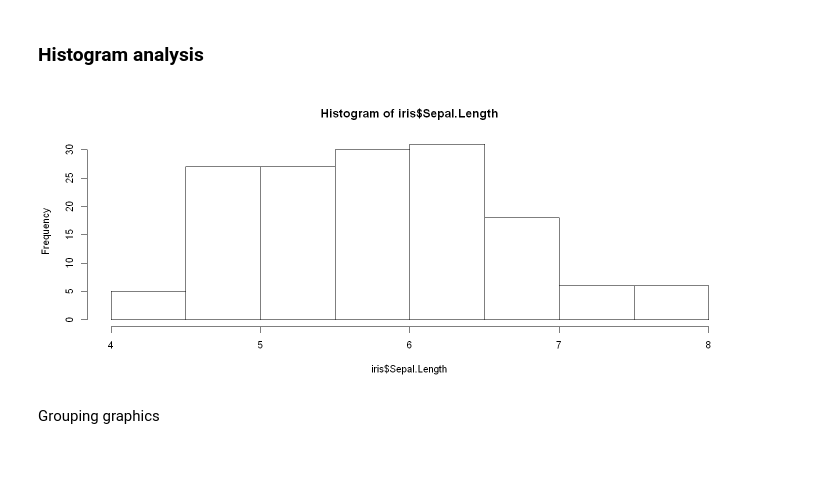
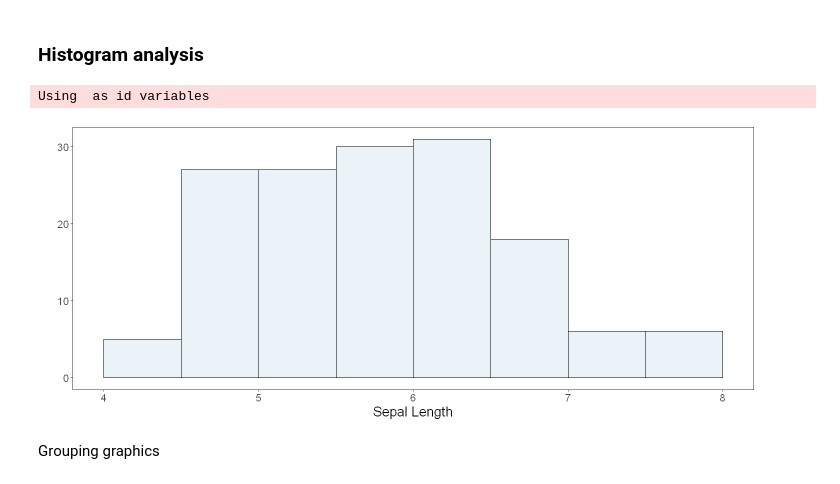
Before and after one commit to eogasawara/mylibrary, a Jupyter notebook: ExploratoryAnalysis.ipynb, the cells around one changed output. Drawn from its saved outputs; the diff is of its cells as text; code cells hidden in the pictures.

```diff
--- a/ExploratoryAnalysis.ipynb
+++ b/ExploratoryAnalysis.ipynb
@@ -43,10 +47,11 @@ print(sprintf("IQR=%.1f", IQR))
 ## Part 2
 # %% [markdown]
 ### Histogram analysis
-# %%
-plot_size(12, 5)
-hist(iris$Sepal.Length)
-# %% [output]
-[figure, removed]
+# %%
+plot.hist(iris %>% dplyr::select(Sepal.Length),
+          label_x = "Sepal Length", color=colors[1]) + font
+# %% [output]
+Using  as id variables
+[figure, added]
 # %% [markdown]
 Grouping graphics
```
Also changed, not shown: parts of 12 cells of this notebook, 4 other files.
